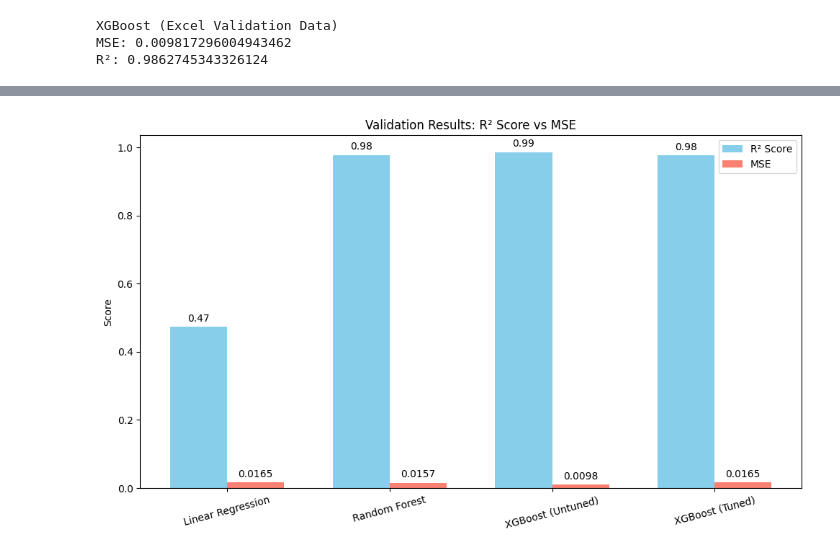
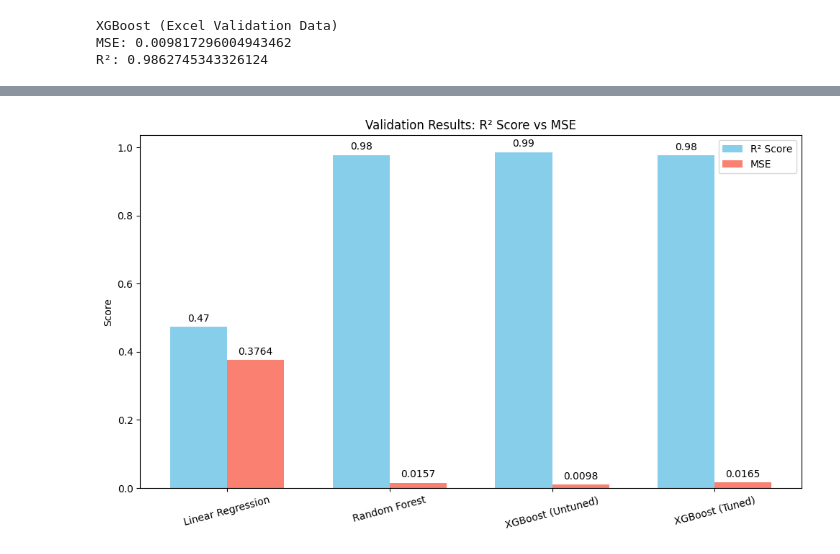
Before and after one commit to jithendranaidupothala/datascienceproject-23030594, a Jupyter notebook: datascienceproject.ipynb, the cells around one changed output, grey strips where cells are left out. Drawn from its saved outputs; the diff is of its cells as text; code cells hidden in the pictures.

```diff
--- a/datascienceproject.ipynb
+++ b/datascienceproject.ipynb
@@ -617,36 +617,36 @@ import numpy as np
 # Validation data
 models = ['Linear Regression', 'Random Forest', 'XGBoost (Untuned)', 'XGBoost (Tuned)']
 r2_scores = [0.4737, 0.9781, 0.9863, 0.9770]
-mse_scores = [0.0165, 0.0157, 0.0098, 0.0165]
+mse_scores = [0.3764, 0.0157, 0.0098, 0.0165]
 
 x = np.arange(len(models))
 width = 0.35
 
 fig, ax = plt.subplots(figsize=(10,6))
 bar1 = ax.bar(x - width/2, r2_scores, width, label='R² Score', color='skyblue')
 bar2 = ax.bar(x + width/2, mse_scores, width, label='MSE', color='salmon')
 
 # Labels and Title
 ax.set_ylabel('Score')
 ax.set_title('Validation Results: R² Score vs MSE')
 ax.set_xticks(x)
 ax.set_xticklabels(models, rotation=15)
 ax.legend()
 
 # Add value labels on top of bars
 def label_bars(bars, fmt):
     for bar in bars:
         height = bar.get_height()
         ax.annotate(fmt.format(height),
                     xy=(bar.get_x() + bar.get_width() / 2, height),
                     xytext=(0, 3),
                     textcoords="offset points",
                     ha='center', va='bottom', fontsize=10)
 
 label_bars(bar1, '{:.2f}')
 label_bars(bar2, '{:.4f}')
 
 plt.tight_layout()
 plt.show()
 # %% [output]
-[figure, old version]
+[figure, new version]
```
Also changed, not shown: parts of 4 cells of this notebook.
